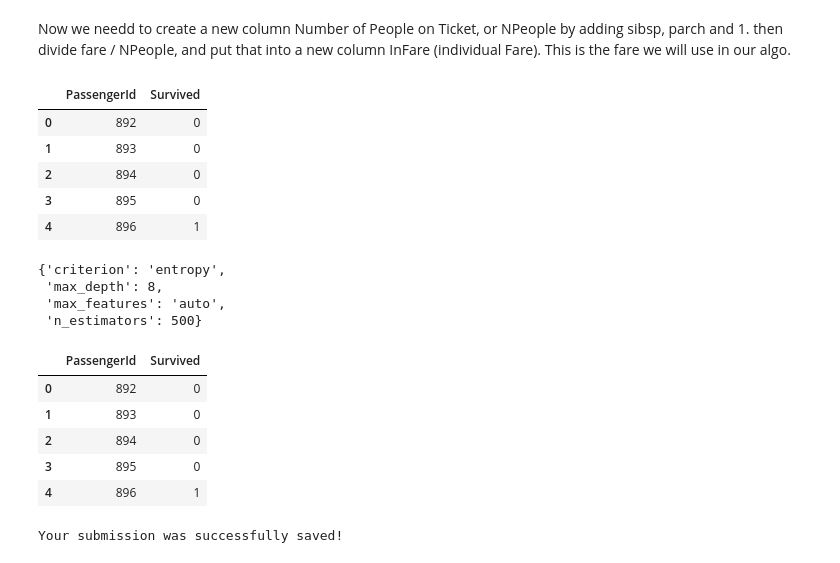
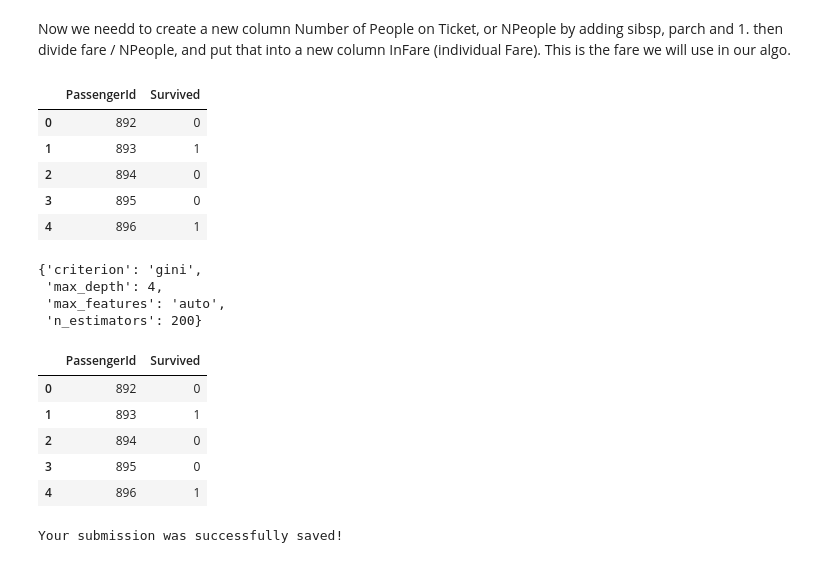
Before and after one commit to cetuslapetus/kaggle-competitions, a Jupyter notebook: notebook6701b63f19.ipynb, the cells around one changed output. Cells and saved outputs as stored; diff of their text form; code cells hidden in the pictures.

```diff
--- a/notebook6701b63f19.ipynb
+++ b/notebook6701b63f19.ipynb
@@ -205,22 +205,22 @@ from sklearn.model_selection import cross_val_score
 # %%
 y = train_df["Survived"]
 
-features = ["Fare", "Sex", "SibSp", "Parch"]
+features = ["Pclass", "Fare", "Sex", "SibSp", "Parch"]
 X = pd.get_dummies(train_df[features])
 X_test = pd.get_dummies(test_df[features])
 
 model = RandomForestClassifier(random_state = 1)
 
 model.fit(X, y)
 predictions = model.predict(X_test)
 
 output = pd.DataFrame({'PassengerId': test_df.PassengerId, 'Survived': predictions})
 
 output.head()
 # %% [output]
 |  | PassengerId | Survived |
 | 0 | 892 | 0 |
-| 1 | 893 | 0 |
+| 1 | 893 | 1 |
 | 2 | 894 | 0 |
 | 3 | 895 | 0 |
 | 4 | 896 | 1 |
@@ -237,16 +237,16 @@ cv_model.fit(X, y)
 
 cv_model.best_params_
 # %% [output]
-{'criterion': 'entropy',
- 'max_depth': 8,
+{'criterion': 'gini',
+ 'max_depth': 4,
  'max_features': 'auto',
- 'n_estimators': 500}
+ 'n_estimators': 200}
 # %%
 best_model = RandomForestClassifier(
-    criterion = 'entropy',
-    max_depth = 8,
+    criterion = 'gini',
+    max_depth = 4,
     max_features = 'auto',
-    n_estimators = 500,
+    n_estimators = 200,
     random_state = 1)
 
 best_model.fit(X, y)
@@ -259,7 +259,7 @@ output.head()
 # %% [output]
 |  | PassengerId | Survived |
 | 0 | 892 | 0 |
-| 1 | 893 | 0 |
+| 1 | 893 | 1 |
 | 2 | 894 | 0 |
 | 3 | 895 | 0 |
 | 4 | 896 | 1 |
```
